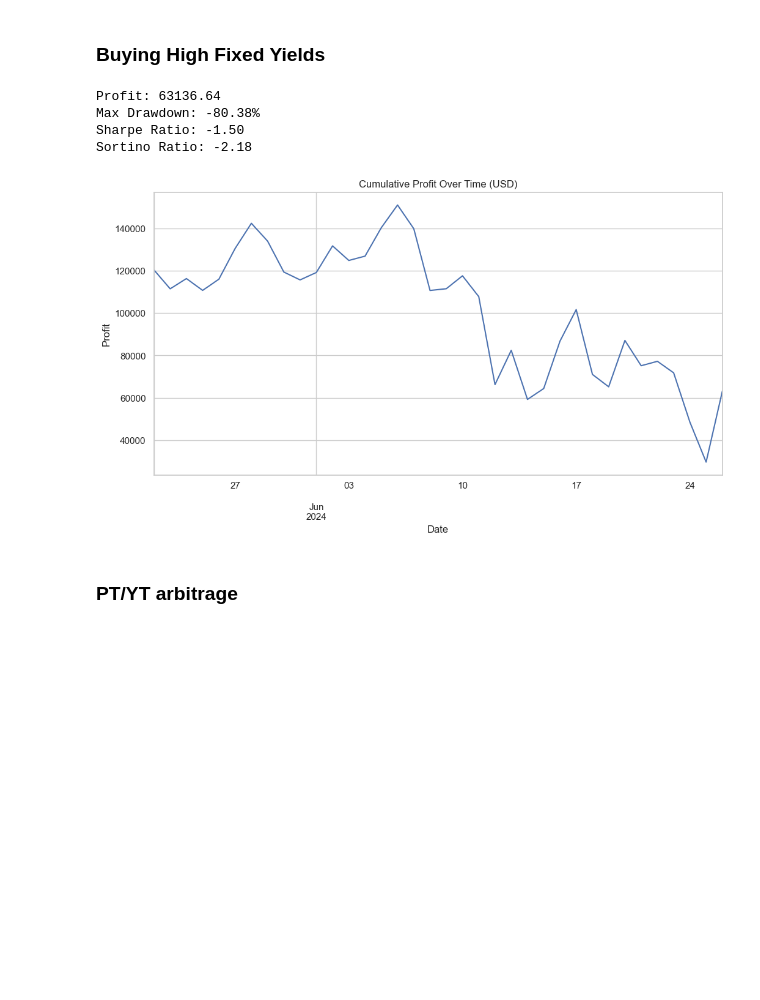
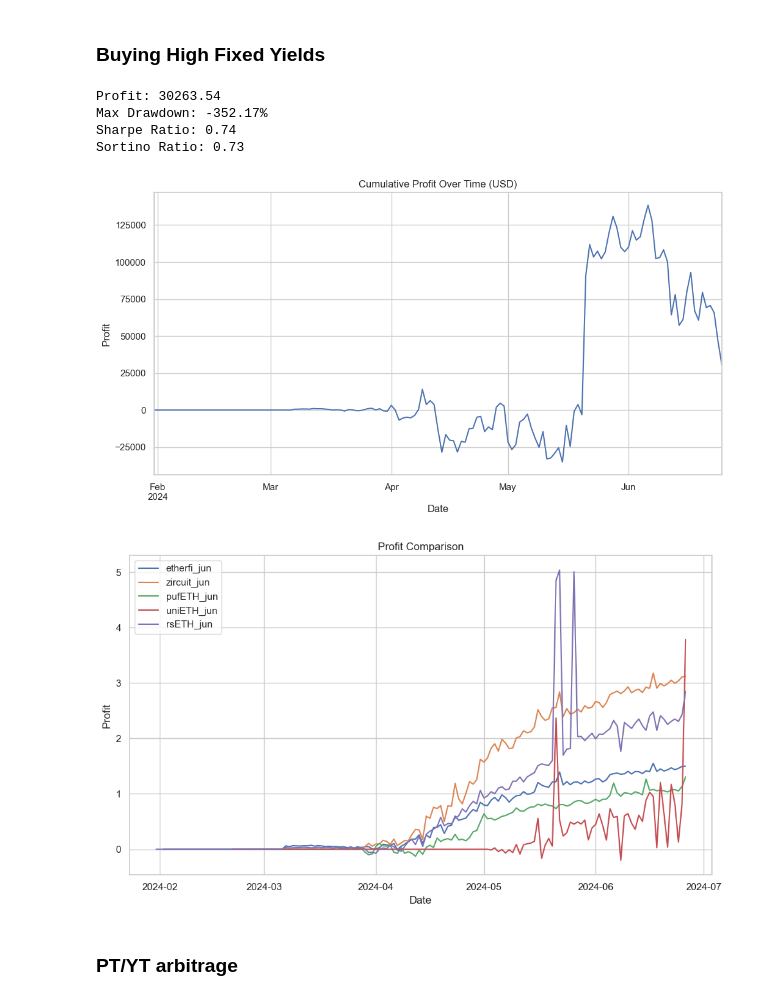
Before and after one commit to farischaudhry/pendle-analysis, a Jupyter notebook: backtest.ipynb, the cells around one changed output. Cells and saved outputs as stored; diff of their text form; code cells hidden in the pictures; blank space fills up the shorter version.

Commit message:
add implied apy, fixed yield, pt/yt invariant strategies

```diff
--- a/backtest.ipynb
+++ b/backtest.ipynb
@@ -287,8 +287,10 @@ class PendleBacktest:
         plt.show()
 # %%
 class PendleHedgedBacktest(PendleBacktest):
+    def __init__(self, assets_strategies, isJune=False):
+        super().__init__(assets_strategies, isJune)
+
     def trade(self):
-        overall_cumulative_profit = pd.Series(dtype=float)
         for name, asset in self.assets.items():
             df = asset['data']
             tokens = asset['tokens']
@@ -300,7 +302,7 @@ class PendleHedgedBacktest(PendleBacktest):
                 tokens['pt'].update_price(current_prices['pt_open_eth'])
                 tokens['yt'].update_price(current_prices['yt_open_eth'])
 
-                deltas = strategy.trade(df, index, tokens['underlying'].position, tokens['pt'].position, tokens['yt'].position)
+                deltas = strategy.trade(df, index, 0, tokens['pt'].position, tokens['yt'].position, name=name)
 
                 # Minting and Burning Arbitrage
                 try:
@@ -329,19 +331,16 @@ class PendleHedgedBacktest(PendleBacktest):
                     tokens['yt'].update_daily_gain(daily_yield_rate)
 
                 # Liquidate principal token if it is the last day
-                if df.loc[index, 'days_to_expiry'] == 1:
+                if df.loc[index, 'days_to_expiry'] == 1 and self.isJune:
                     tokens['pt'].liquidate(1)
 
                 # Aggregate profit updates
                 cumulative_profit = sum([token.get_total_gain() for token in tokens.values()])
                 df.at[index, 'cumulative_profit'] = cumulative_profit
 
-            if overall_cumulative_profit.empty:
-                overall_cumulative_profit = df['cumulative_profit'].copy()
-            else:
-                overall_cumulative_profit += df['cumulative_profit']
+            self.overall_cumulative_profit += df['cumulative_profit']
 
-        return overall_cumulative_profit
+        return self.overall_cumulative_profit.fillna(0)
 
     def plot_profit(self):
         super().plot_profit(isHedged=True)
@@ -372,37 +438,56 @@ class PendleHedgedBacktest(PendleBacktest):
 ### Buying High Fixed Yields
 # %%
 class HighFixedYield(Strategy):
-    def trade(self, prices_df, current_index, underlying_pos, pt_pos, yt_pos):
+    def __init__(self, start_bal=100):
+        self.bal = start_bal
+
+    def trade(self, prices_df, current_index, underlying_pos, pt_pos, yt_pos, name=None):
         current_row = prices_df.loc[current_index]
-        if current_row['fixed_yield'] > 0.4:
+        if current_row['fixed_yield'] > 0.4 and self.bal > 0:
+            self.bal -= 1
             return (0, 1, 0)
-        elif current_row['fixed_yield'] < 0.05 and pt_pos > 1:
+        elif current_row['fixed_yield'] < 0.1 and pt_pos > 1:
+            self.bal += 1
             return (0, -1, 0)
         return (0, 0, 0)
 
 assets_strategies = {
     'etherfi_jun': {'data': etherfi_eETH_jun_df, 'strategy': HighFixedYield()},
-    'etherfi_sep': {'data': etherfi_eETH_sep_df, 'strategy': HighFixedYield()},
-    'etherfi_dec': {'data': etherfi_eETH_dec_df, 'strategy': HighFixedYield()},
     'zircuit_jun': {'data': zircuit_eETH_jun_df, 'strategy': HighFixedYield()},
-    'ezETH_sep': {'data': ezETH_sep_df, 'strategy': HighFixedYield()},
-    'ezETH_dec': {'data': ezETH_dec_df, 'strategy': HighFixedYield()},
     'pufETH_jun': {'data': pufETH_jun_df, 'strategy': HighFixedYield()},
-    'pufETH_sep': {'data': pufETH_sep_df, 'strategy': HighFixedYield()},
     'uniETH_jun': {'data': uniETH_jun_df, 'strategy': HighFixedYield()},
-    'uniETH_sep': {'data': uniETH_sep_df, 'strategy': HighFixedYield()},
-    'rsETH_jun': {'data': rsETH_jun_df, 'strategy': HighFixedYield()},
-    'rsETH_sep': {'data': rsETH_sep_df, 'strategy': HighFixedYield()},
+    'rsETH_jun': {'data': rsETH_jun_df, 'strategy': HighFixedYield()}
 }
+backtest = PendleBacktest(assets_strategies, isJune=True)
+backtest.plot_profit()
 
-backtest = PendleBacktest(assets_strategies)
-backtest.plot_profit()
+profits_dict = {}
+
+for asset_name, asset_info in assets_strategies.items():
+    # Set the current strategy and data in the backtest object
+    backtest = PendleHedgedBacktest({asset_name: asset_info}, isJune=True)
+    # Run the trade method and collect profits
+    profits = backtest.trade()
+    profits_dict[asset_name] = profits
+
+# Plotting
+plt.figure(figsize=(10, 6))
+for asset_name, profits in profits_dict.items():
+    plt.plot(profits.index, profits, label=asset_name)
+
+plt.title('Profit Comparison')
+plt.xlabel('Date')
+plt.ylabel('Profit')
+plt.legend(loc='upper left')
+plt.tight_layout()  # Adjust layout to make room for the legend
+plt.show()
 # %% [output]
-Profit: 63136.64
-Max Drawdown: -80.38%
-Sharpe Ratio: -1.50
-Sortino Ratio: -2.18
+Profit: 30263.54
+Max Drawdown: -352.17%
+Sharpe Ratio: 0.74
+Sortino Ratio: 0.73
-[figure, old version]
+[figure, new version]
+[figure, added]
 # %% [markdown]
 ### PT/YT arbitrage
 # %%
```
Also changed, not shown: parts of 16 cells of this notebook.
